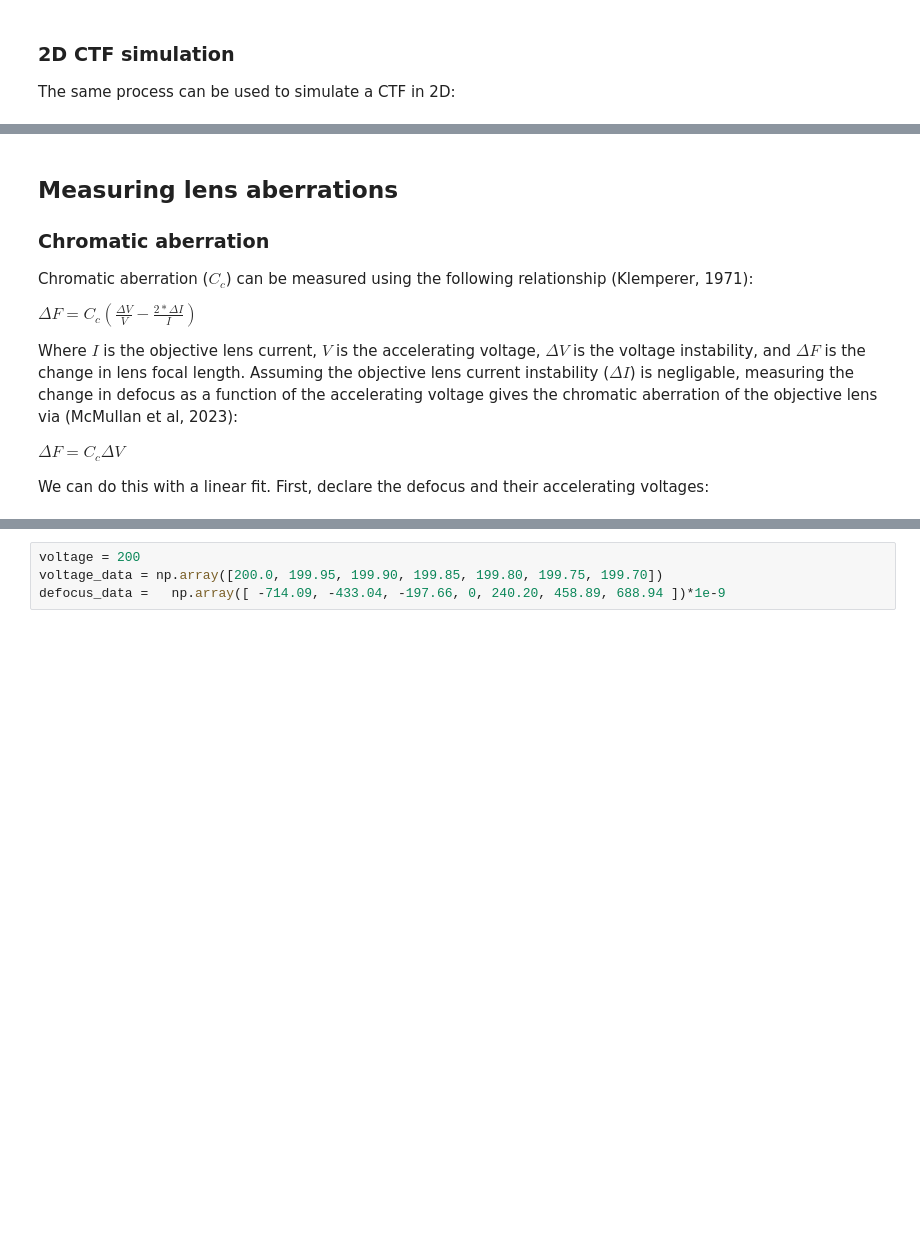
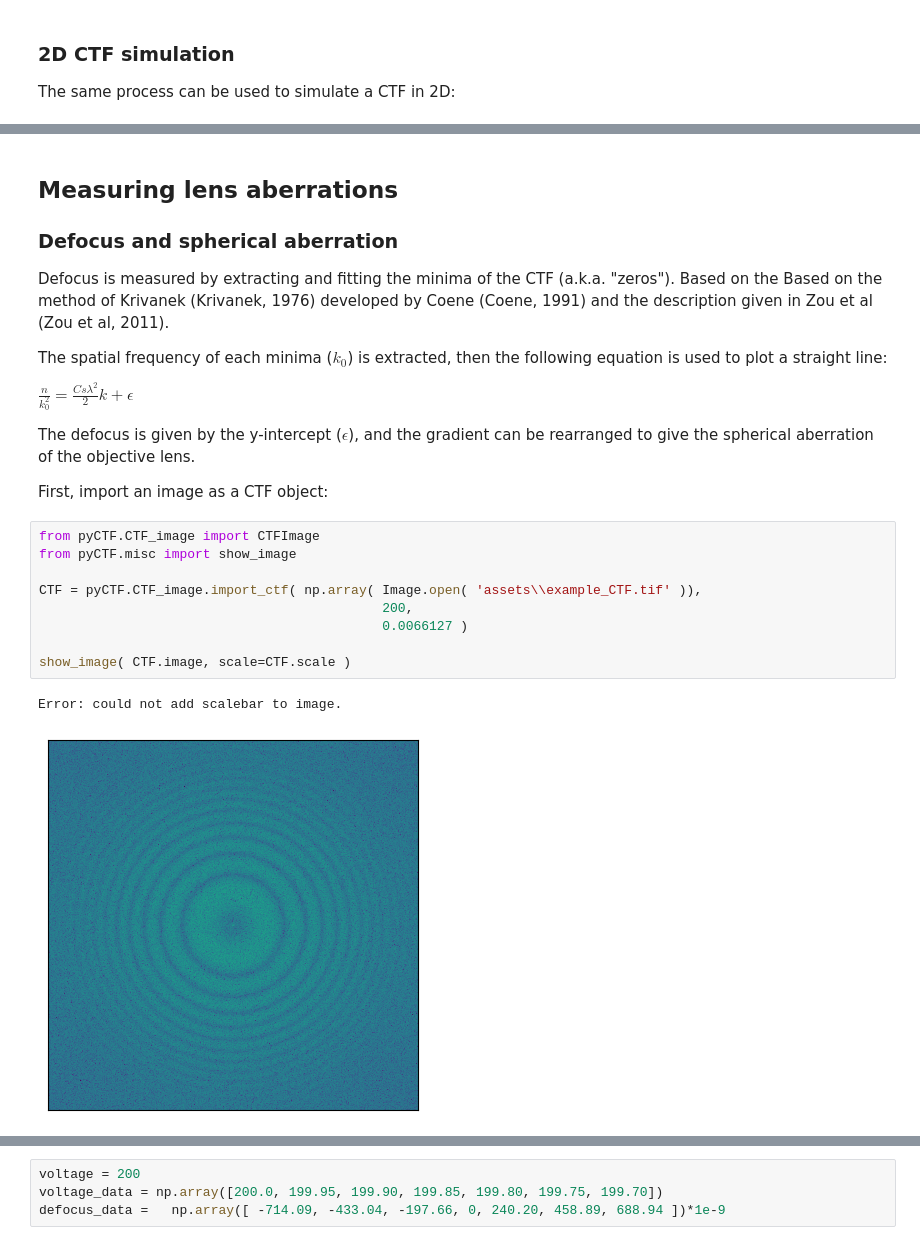
Before and after one commit to benweare/pyCTF, a Jupyter notebook: pyCTF_examples.ipynb, the cells around one changed output, grey strips where cells are left out. Saved outputs shown, nothing was run; the diff lists cells and outputs as text; blank space fills up the shorter version.

```diff
--- a/pyCTF_examples.ipynb
+++ b/pyCTF_examples.ipynb
@@ -44,14 +69,26 @@ CTF2D.show_all()
 # %% [markdown]
 ## Measuring lens aberrations
 
-### Chromatic aberration
+### Defocus and spherical aberration
 
-Chromatic aberration ($C_c$) can be measured using the following relationship (Klemperer, 1971):
+Defocus is measured by extracting and fitting the minima of the CTF (a.k.a. "zeros"). Based on the Based on the method of Krivanek (Krivanek, 1976) developed by Coene (Coene, 1991) and the description given in Zou et al (Zou et al, 2011).
 
-$ \Delta F = C_c ( \frac{\Delta V}{ V} -  \frac{2*\Delta I}{ I }  )$
+The spatial frequency of each minima ($k_0$) is extracted, then the following equation is used to plot a straight line:
 
-Where $I$ is the objective lens current, $V$ is the accelerating voltage, $\Delta V$ is the voltage instability, and $\Delta F$ is the change in lens focal length. Assuming the objective lens current instability ($\Delta I$) is negligable, measuring the change in defocus as a function of the accelerating voltage gives the chromatic aberration of the objective lens via (McMullan et al, 2023):
+$ \frac{n}{k_0^2}  = \frac{Cs\lambda^2}{2} k + \epsilon $
 
-$ \Delta F = C_c \Delta V$
+The defocus is given by the y-intercept ($\epsilon$), and the gradient can be rearranged to give the spherical aberration of the objective lens.
 
-We can do this with a linear fit. First, declare the defocus and their accelerating voltages:
+First, import an image as a CTF object:
+# %%
+from pyCTF.CTF_image import CTFImage
+from pyCTF.misc import show_image
+
+CTF = pyCTF.CTF_image.import_ctf( np.array( Image.open( 'assets\\example_CTF.tif' )),
+											200,
+											0.0066127 )
+
+show_image( CTF.image, scale=CTF.scale )
+# %% [output]
+Error: could not add scalebar to image.
+[figure, added]
```
Also changed, not shown: parts of 34 cells of this notebook, 10 other files.
